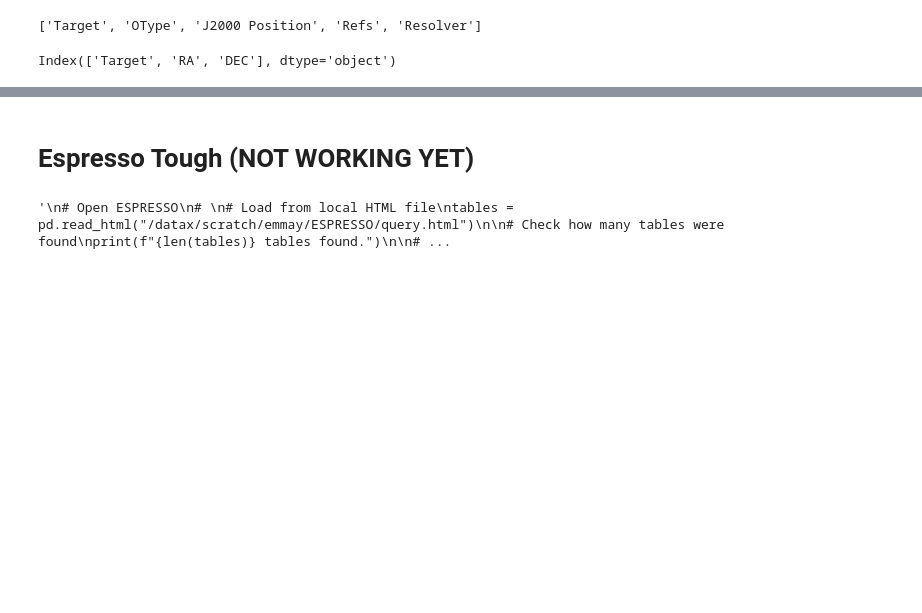
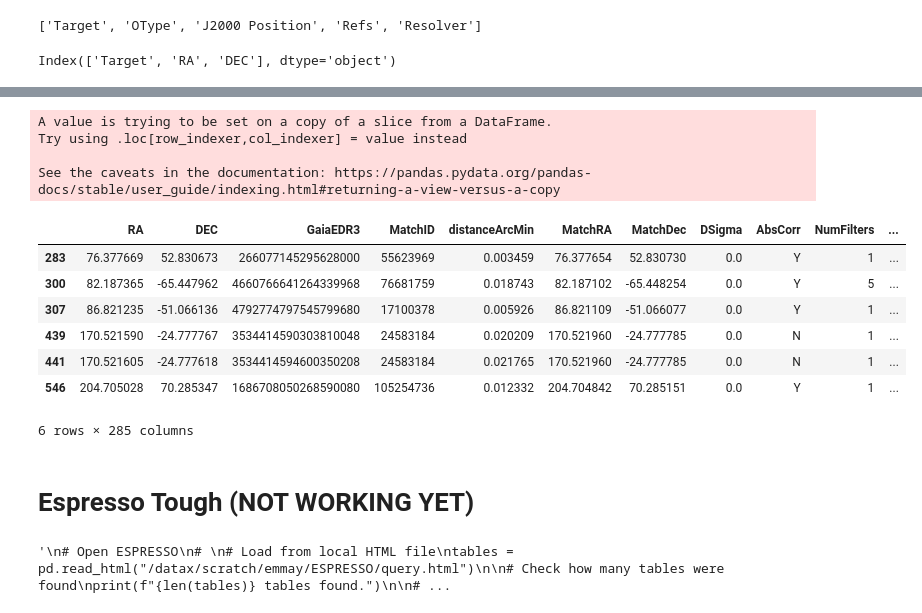
Before and after one commit to eyu22/BL2025, a Jupyter notebook: compile_catalogs.ipynb, the cells around one changed output, grey strips where cells are left out. Cells and saved outputs as stored; diff of their text form; code cells hidden in the pictures; blank space fills up the shorter version.

```diff
--- a/compile_catalogs.ipynb
+++ b/compile_catalogs.ipynb
@@ -191,3 +195,51 @@ merged_df
+# %%
+# Match HSC coords to those with spectra
+# Step 1: Build SkyCoord objects from RA/DEC in degrees
+hst_coords = SkyCoord(ra=HST['RA'] * u.deg, dec=HST['DEC'] * u.deg)
+
+# Force RA and Dec to numeric, coercing any weird values to NaN
+#HST_spec['RA'] = pd.to_numeric(HST_spec['RA'], errors='coerce')
+#HST_spec['Dec'] = pd.to_numeric(HST_spec['Dec'], errors='coerce')
+
+# Drop rows with any NaNs in RA or DEC
+HST_spec_clean = HST_spec.dropna(subset=['RA', 'Dec']).copy()
+
+# Just to be sure, check again that the types are correct
+#assert HST_spec_clean['RA'].dtype == 'float64'
+#assert HST_spec_clean['Dec'].dtype == 'float64'
+
+# Build SkyCoord — using .values ensures NumPy float array (not object)
+hst_spec_coords = SkyCoord(ra=HST_spec_clean['RA'].values * u.deg,
+                           dec=HST_spec_clean['Dec'].values * u.deg)
+
+# Step 2: Cross-match HST to HST_spec
+idx, d2d, _ = hst_coords.match_to_catalog_sky(hst_spec_coords)
+
+# Step 3: Apply a 2 arcsec threshold
+max_sep = 2 * u.arcsec
+matched = d2d < max_sep
+
+
+HST['is_in_HST_spec'] = matched.astype(int)
+# Step 4: Add match info to HST, filter to only those with matches
+HST_matched = HST[HST['is_in_HST_spec'] ==1 ]
+HST_matched['GaiaEDR3'] = HST_matched['GaiaEDR3'].astype(int)
+# %% [output]
+A value is trying to be set on a copy of a slice from a DataFrame.
+Try using .loc[row_indexer,col_indexer] = value instead
+
+See the caveats in the documentation: https://pandas.pydata.org/pandas-docs/stable/user_guide/indexing.html#returning-a-view-versus-a-copy
+# %%
+HST_matched
+# %% [output]
+|  | RA | DEC | GaiaEDR3 | MatchID | distanceArcMin | MatchRA | MatchDec | DSigma | AbsCorr | NumFilters | ... |
+| 283 | 76.377669 | 52.830673 | 266077145295628000 | 55623969 | 0.003459 | 76.377654 | 52.830730 | 0.0 | Y | 1 | ... |
+| 300 | 82.187365 | -65.447962 | 4660766641264339968 | 76681759 | 0.018743 | 82.187102 | -65.448254 | 0.0 | Y | 5 | ... |
+| 307 | 86.821235 | -51.066136 | 4792774797545799680 | 17100378 | 0.005926 | 86.821109 | -51.066077 | 0.0 | Y | 1 | ... |
+| 439 | 170.521590 | -24.777767 | 3534414590303810048 | 24583184 | 0.020209 | 170.521960 | -24.777785 | 0.0 | N | 1 | ... |
+| 441 | 170.521605 | -24.777618 | 3534414594600350208 | 24583184 | 0.021765 | 170.521960 | -24.777785 | 0.0 | N | 1 | ... |
+| 546 | 204.705028 | 70.285347 | 1686708050268590080 | 105254736 | 0.012332 | 204.704842 | 70.285151 | 0.0 | Y | 1 | ... |
+6 rows × 285 columns
 # %% [markdown]
 # Espresso Tough (NOT WORKING YET)
 # %%
```
Also changed, not shown: parts of 12 cells of this notebook.
